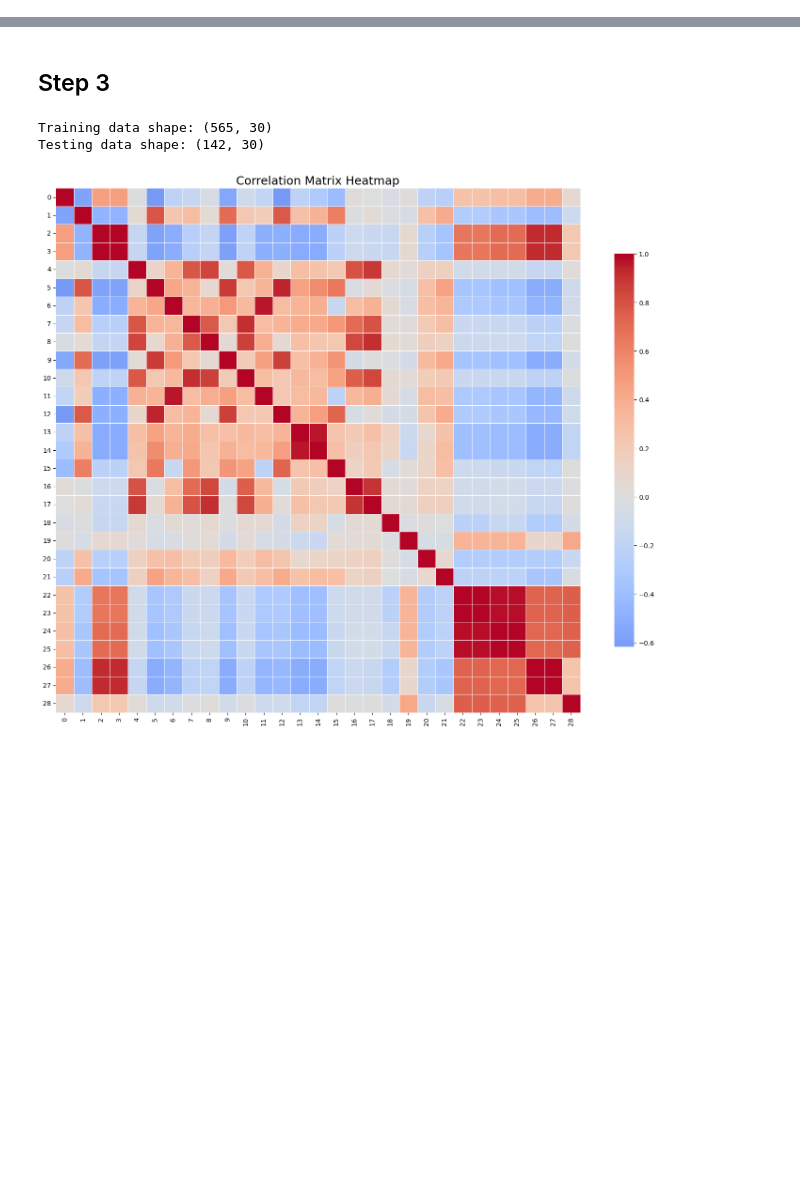
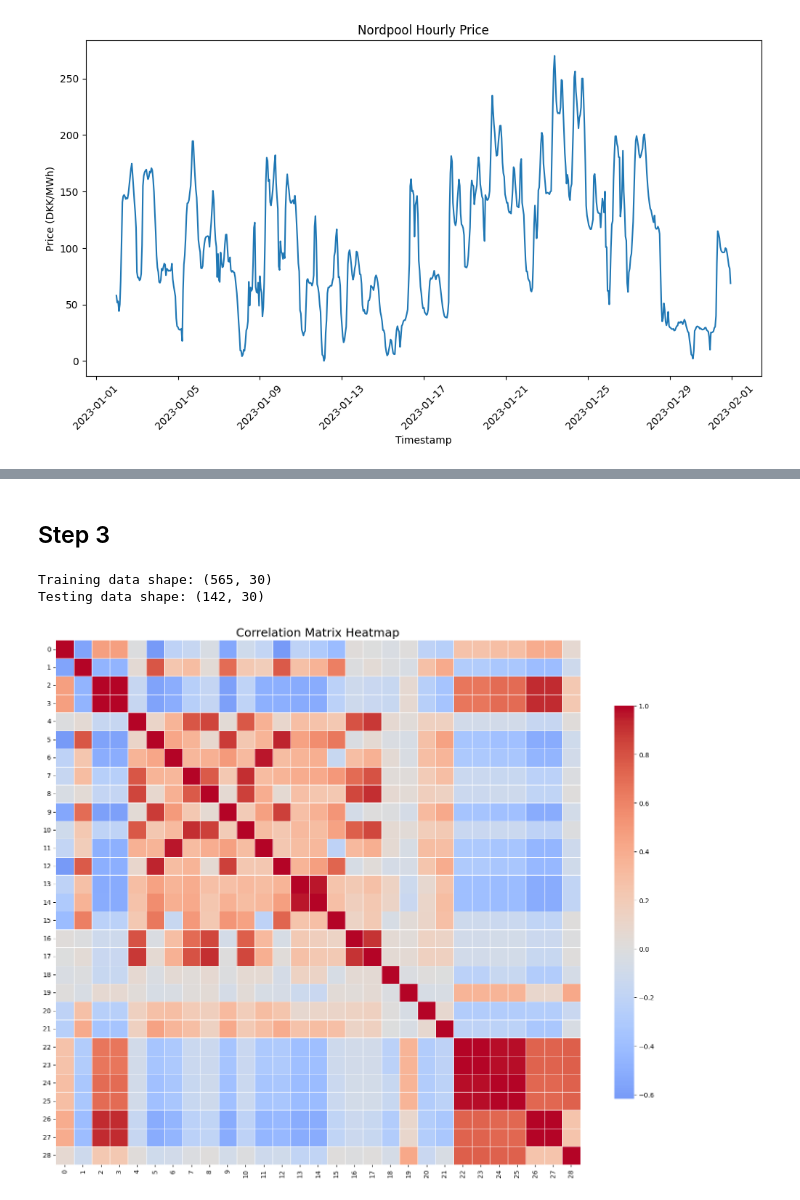
Before and after one commit to Max-f123/Machine_Learning_in_Energy_Systems, a Jupyter notebook: Assignment.ipynb, the cells around one changed output, grey strips where cells are left out. Drawn from its saved outputs; the diff is of its cells as text; code cells hidden in the pictures; blank space fills up the shorter version.

```diff
--- a/Assignment.ipynb
+++ b/Assignment.ipynb
@@ -68,0 +92,14 @@ DatetimeIndex(['2023-01-01 00:00:00', '2023-01-01 01:00:00',
+# %%
+# Plot hourly price over time
+plt.figure(figsize=(12, 6))
+plt.plot(nordpool_price.index, nordpool_price['Nordpool Elspot Prices - hourly price DK-DK2 EUR/MWh | 9F7J/00/00/Nordpool/DK2/hourly_spot_eur | 3038'])
+plt.ylabel('Price (DKK/MWh)')
+# plt.plot(nordpool_price.index, nordpool_price['Nordpool Elspot Prices - hourly price DK-DK2 DKK/MWh | 9F7J/00/00/Nordpool/DK2/hourly_spot_dkk | 4820'])
+# plt.ylabel('Price (€/MWh)')
+plt.title('Nordpool Hourly Price')
+plt.xlabel('Timestamp')
+
+plt.xticks(rotation=45)
+plt.show()
+# %% [output]
+[figure, added]
```
Also changed, not shown: parts of 15 cells of this notebook, 1 other file.
